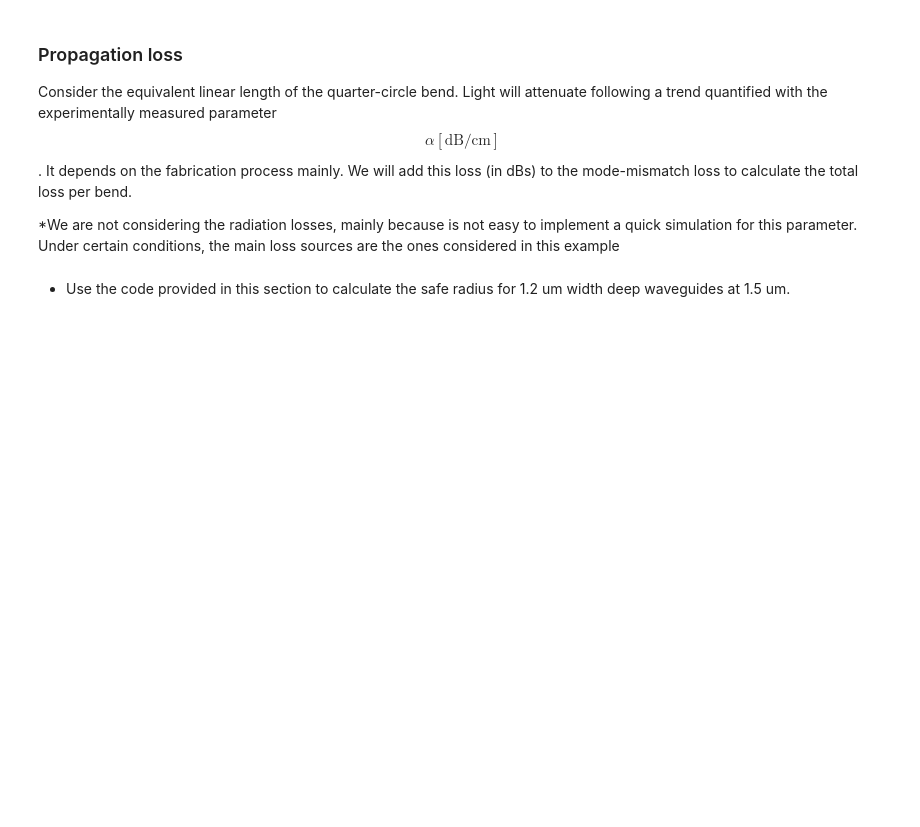
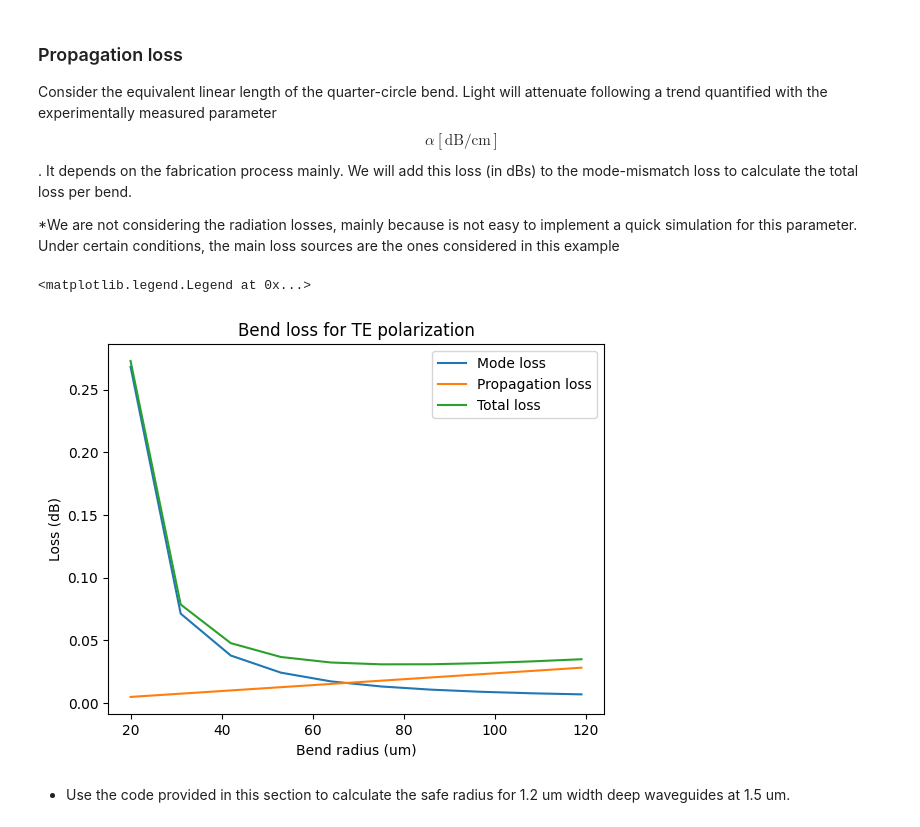
Before and after one commit to davidalcarria/pic-upv-lab1, a Jupyter notebook: WAVEGUIDES_Student.ipynb, the cells around one changed output. Cells and saved outputs as stored; diff of their text form; code cells hidden in the pictures; blank space fills up the shorter version.

```diff
--- a/WAVEGUIDES_Student.ipynb
+++ b/WAVEGUIDES_Student.ipynb
@@ -482,15 +448,18 @@ Consider the equivalent linear length of the quarter-circle bend. Light will att
 # %%
 dB_cm = 1.5  # dB/cm Technology loss -
 length = 0.5 * np.pi * radii * 1e-6
 propagation_loss = dB_cm * length * 1e2
 propagation_loss
 
 plt.title("Bend loss for TE polarization")
-plt.plot(radii, -10 * np.log10(mismatch), ".", label="Mode loss")
-plt.plot(radii, propagation_loss, ".", label="Propagation loss")
-plt.plot(radii, propagation_loss-10 * np.log10(mismatch), ".", label="Total loss")
+plt.plot(radii, -10 * np.log10(mismatch), label="Mode loss")
+plt.plot(radii, propagation_loss,  label="Propagation loss")
+plt.plot(radii, propagation_loss-10 * np.log10(mismatch), label="Total loss")
 plt.xlabel("Bend radius (um)")
 plt.ylabel("Loss (dB)")
 plt.legend()
+# %% [output]
+<matplotlib.legend.Legend at 0x...>
+[figure, added]
 # %% [markdown]
 - Use the code provided in this section to calculate the safe radius for 1.2 um width deep waveguides at 1.5 um.
```
Also changed, not shown: parts of 13 cells of this notebook.
